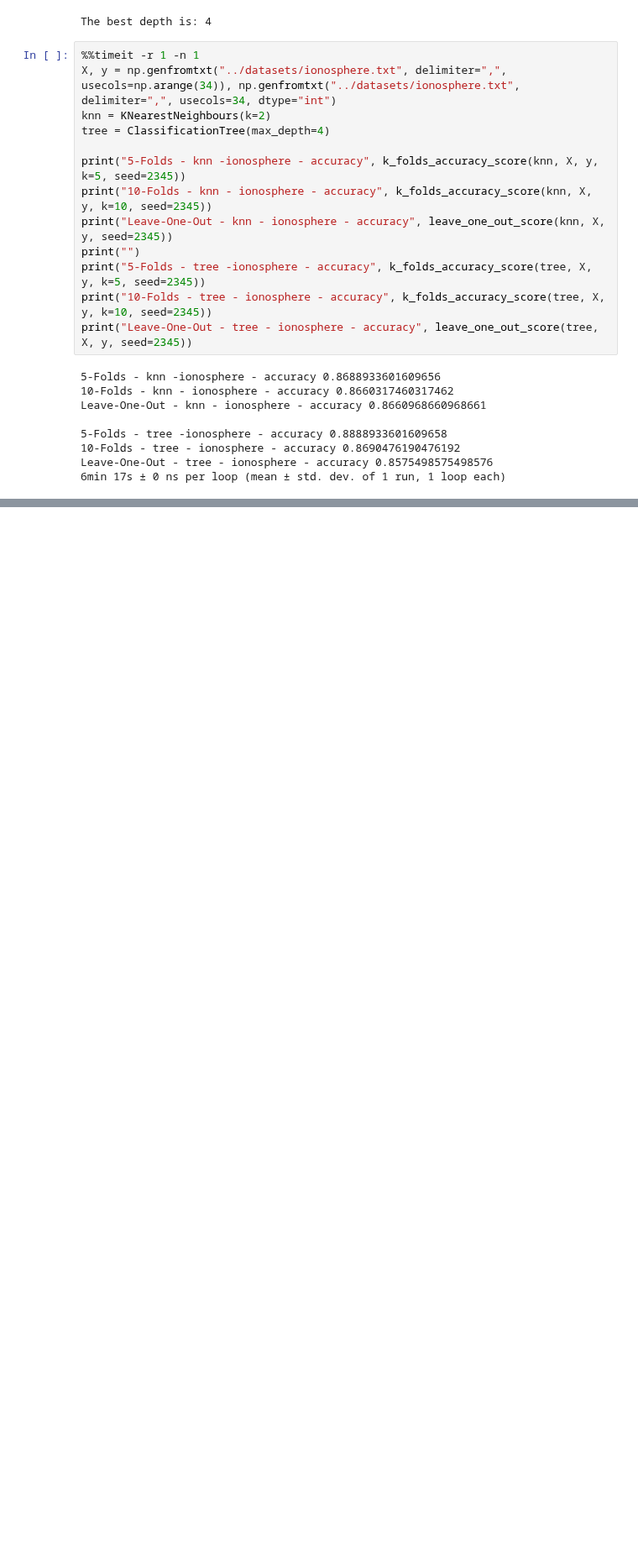
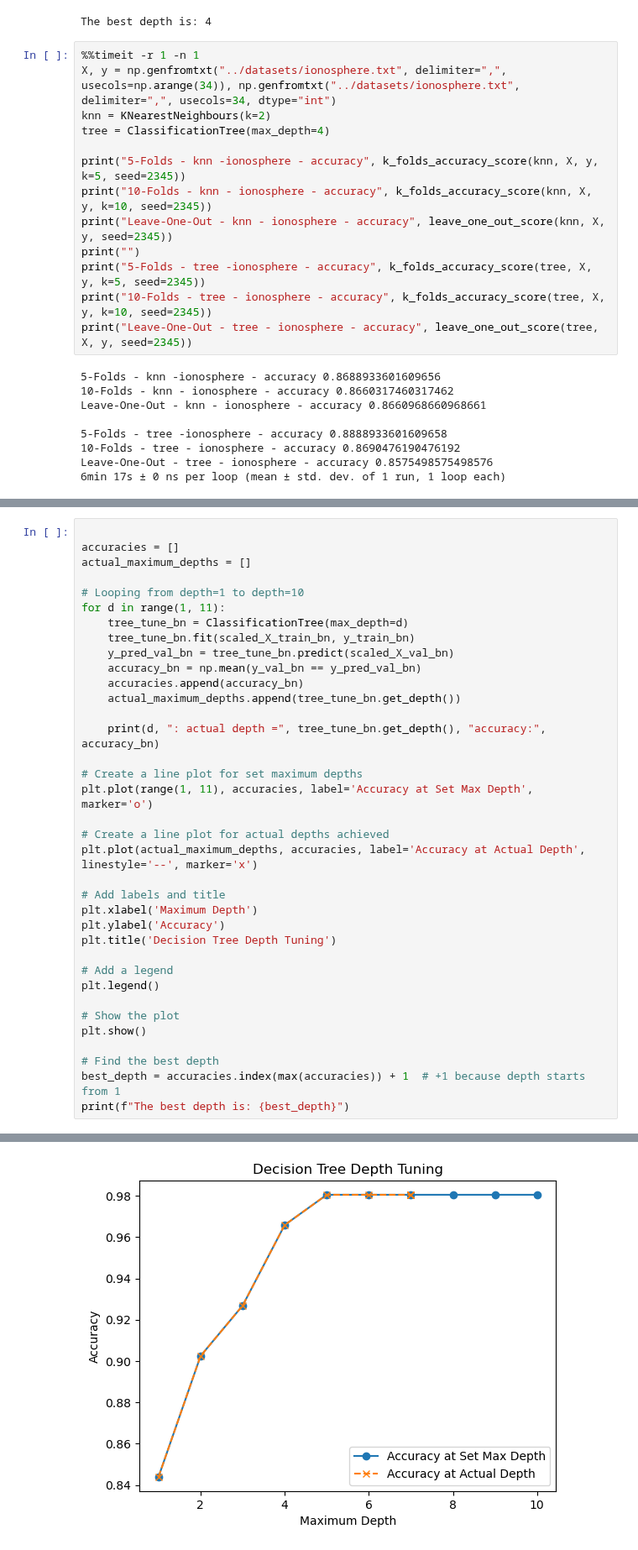
Before and after one commit to nkurien/FYP-MLEvaluator, a Jupyter notebook: poc/notebooks/06_INTERIM_REVIEW.ipynb, the cells around one changed output, grey strips where cells are left out. Shown at 84% size. Cells and saved outputs as stored; diff of their text form; blank space fills up the shorter version.

```diff
--- a/poc/notebooks/06_comparison_of_knn_and_gini_trees_on_continuous_complete_data.ipynb
+++ b/poc/notebooks/06_INTERIM_REVIEW.ipynb
@@ -347,0 +418,37 @@ Leave-One-Out - tree - ionosphere - accuracy 0.8575498575498576
+# %%
+
+accuracies = []
+actual_maximum_depths = []
+
+# Looping from depth=1 to depth=10
+for d in range(1, 11):
+    tree_tune_bn = ClassificationTree(max_depth=d)
+    tree_tune_bn.fit(scaled_X_train_bn, y_train_bn)
+    y_pred_val_bn = tree_tune_bn.predict(scaled_X_val_bn)
+    accuracy_bn = np.mean(y_val_bn == y_pred_val_bn)
+    accuracies.append(accuracy_bn)
+    actual_maximum_depths.append(tree_tune_bn.get_depth())
+
+    print(d, ": actual depth =", tree_tune_bn.get_depth(), "accuracy:", accuracy_bn)
+
+# Create a line plot for set maximum depths
+plt.plot(range(1, 11), accuracies, label='Accuracy at Set Max Depth', marker='o')
+
+# Create a line plot for actual depths achieved
+plt.plot(actual_maximum_depths, accuracies, label='Accuracy at Actual Depth', linestyle='--', marker='x')
+
+# Add labels and title
+plt.xlabel('Maximum Depth')
+plt.ylabel('Accuracy')
+plt.title('Decision Tree Depth Tuning')
+
+# Add a legend
+plt.legend()
+
+# Show the plot
+plt.show()
+
+# Find the best depth
+best_depth = accuracies.index(max(accuracies)) + 1  # +1 because depth starts from 1
+print(f"The best depth is: {best_depth}")
+# %% [output]
@@ -347,0 +465 @@ Leave-One-Out - tree - ionosphere - accuracy 0.8575498575498576
+[figure, added]
```
Also changed, not shown: parts of 8 cells of this notebook, 4 other files.
